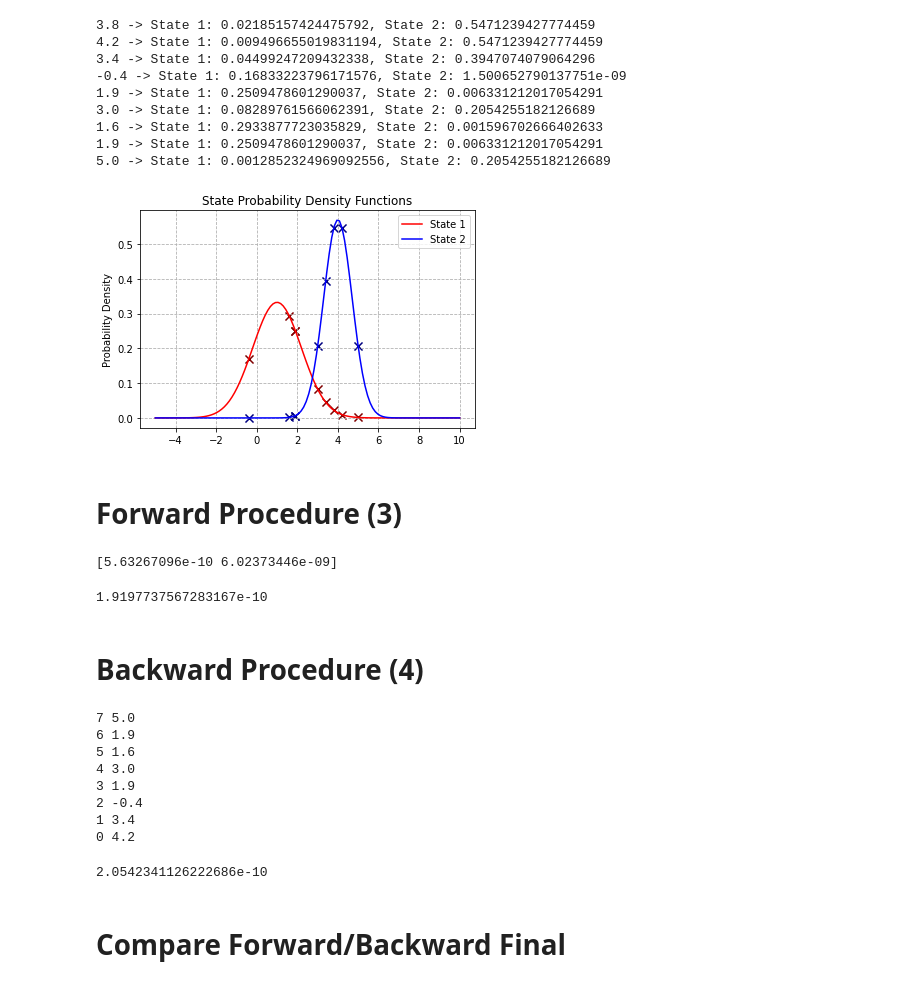
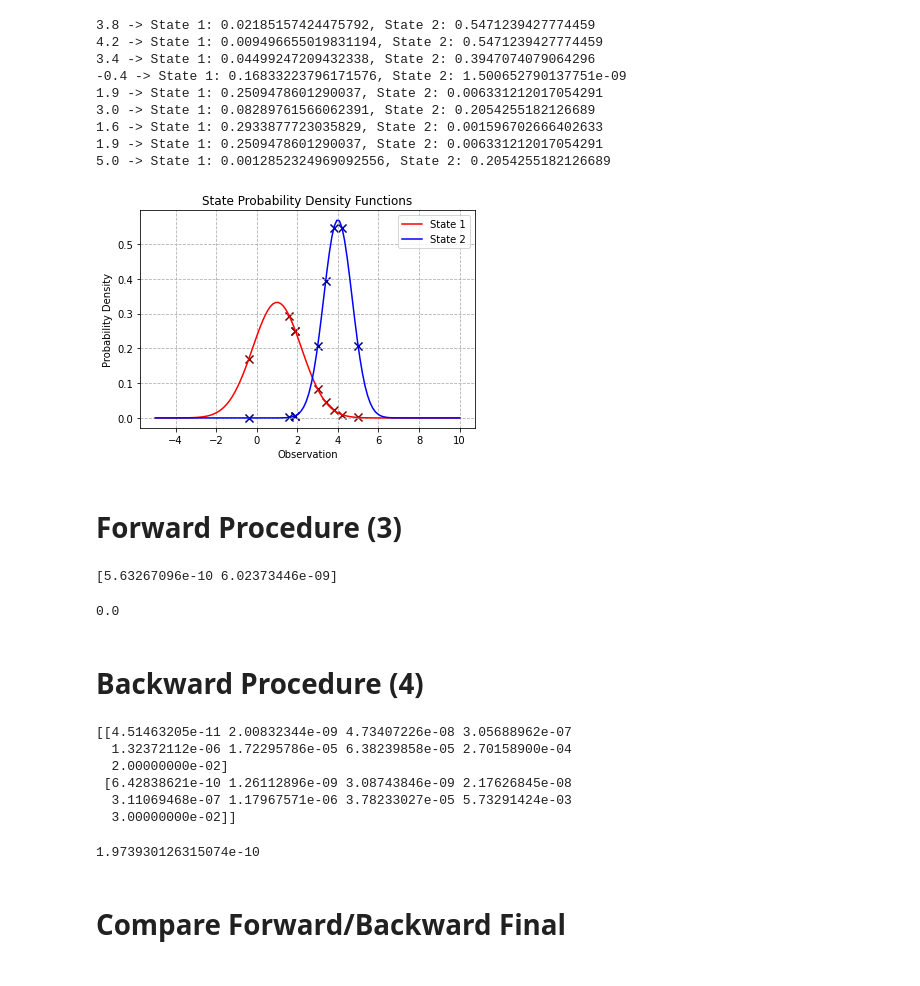
Before and after one commit to Sarsoo/markov-models, a Jupyter notebook: markov.ipynb, the cells around one changed output. Saved outputs shown, nothing was run; the diff lists cells and outputs as text; code cells hidden in the pictures.

```diff
--- a/markov.ipynb
+++ b/markov.ipynb
@@ -48,34 +49,35 @@ x = np.linspace(-5, 10, 120)
 
 state_1_y = [gaussian(i, state1.mean, state1.std_dev) for i in x]
 state_2_y = [gaussian(i, state2.mean, state2.std_dev) for i in x]
 
 plt.plot(x, state_1_y, c='r', label="State 1")
 plt.plot(x, state_2_y, c='b', label="State 2")
 
 plt.legend()
 plt.title("State Probability Density Functions")
 
+plt.xlabel("Observation")
 plt.ylabel("Probability Density")
 plt.grid(linestyle="--")
 
 state1_pd = [gaussian(i, state1.mean, state1.std_dev) for i in observations]
 state2_pd = [gaussian(i, state2.mean, state2.std_dev) for i in observations]
 
 #############################################
 #             Observation Marks
 #############################################
 
 config = {
     "s": 65,
     "marker": 'x'
 }
 
 plt.scatter(observations, state1_pd, color=(0.5, 0, 0), **config)
 plt.scatter(observations, state2_pd, color=(0, 0, 0.5), **config)
 
 plt.show()
 # %% [output]
-[figure, old version]
+[figure, new version]
 # %% [markdown]
 # Forward Procedure (3)
 # %%
@@ -85,28 +87,26 @@ model.populate_forward()
 print(model.forward[:, -1])
 
 # model.forward
-model.p_observations_forward
+model.calculate_p_obs_backward()
 # %% [output]
 [5.63267096e-10 6.02373446e-09]
-1.9197737567283167e-10
+0.0
 # %% [markdown]
 # Backward Procedure (4)
 # %%
 model = MarkovModel(states=[state1, state2], observations=observations, state_transitions=state_transition)
 model.populate_backward()
 
-# model.backward
-model.p_observations_backward
+print(model.backward)
+model.calculate_p_obs_backward()
 # %% [output]
-7 5.0
-6 1.9
-5 1.6
-4 3.0
-3 1.9
-2 -0.4
-1 3.4
-0 4.2
+[[4.51463205e-11 2.00832344e-09 4.73407226e-08 3.05688962e-07
+  1.32372112e-06 1.72295786e-05 6.38239858e-05 2.70158900e-04
+  2.00000000e-02]
+ [6.42838621e-10 1.26112896e-09 3.08743846e-09 2.17626845e-08
+  3.11069468e-07 1.17967571e-06 3.78233027e-05 5.73291424e-03
+  3.00000000e-02]]
-2.0542341126222686e-10
+1.973930126315074e-10
 # %% [markdown]
 # Compare Forward/Backward Final
 # %%
```
Also changed, not shown: parts of 4 cells of this notebook, 3 other files.
